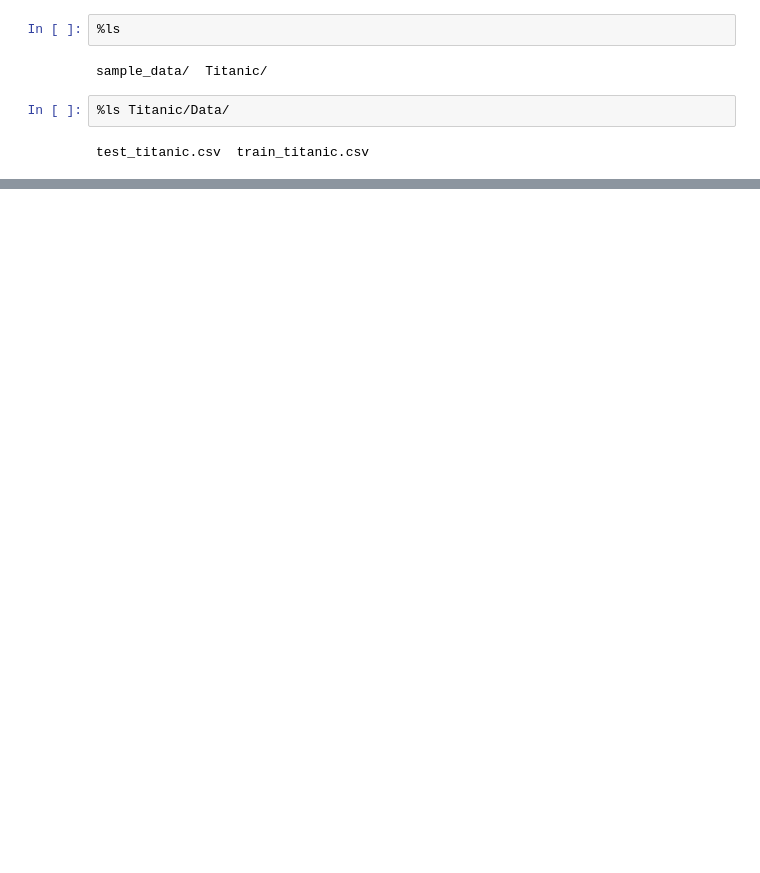
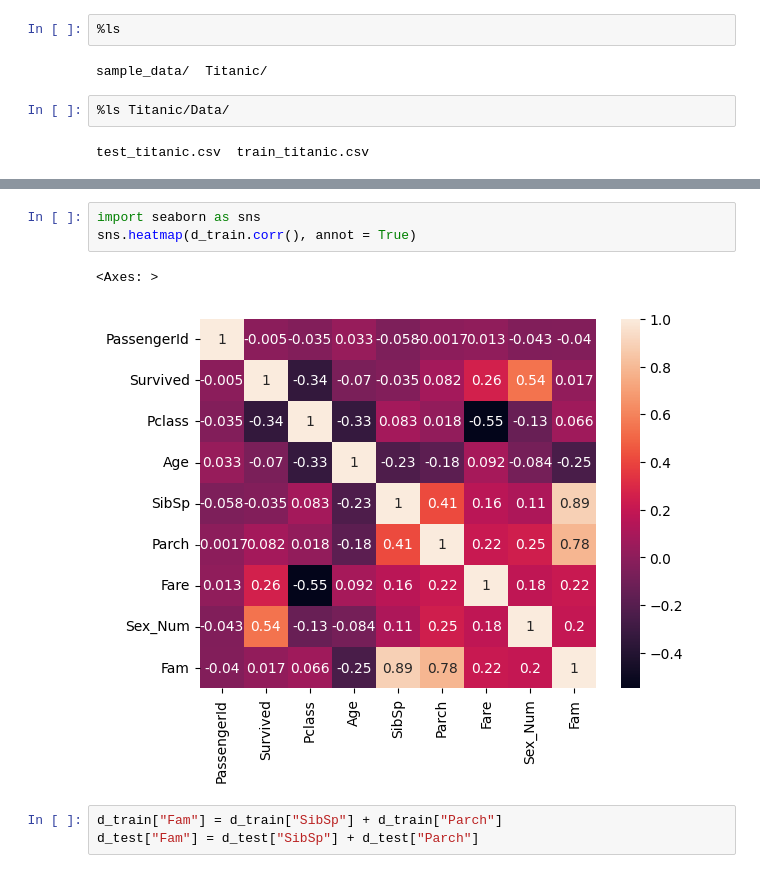
Before and after one commit to NajdekMonika/Titanic, a Jupyter notebook: Titanic.ipynb, the cells around one changed output, grey strips where cells are left out. Cells and saved outputs as stored; diff of their text form; blank space fills up the shorter version.

```diff
--- a/Titanic.ipynb
+++ b/Titanic.ipynb
@@ -250,0 +180,9 @@ Name: Age, dtype: float64
+# %%
+import seaborn as sns
+sns.heatmap(d_train.corr(), annot = True)
+# %% [output]
+<Axes: >
+[figure, added]
+# %%
+d_train["Fam"] = d_train["SibSp"] + d_train["Parch"]
+d_test["Fam"] = d_test["SibSp"] + d_test["Parch"]
```
Also changed, not shown: parts of 78 cells of this notebook.
